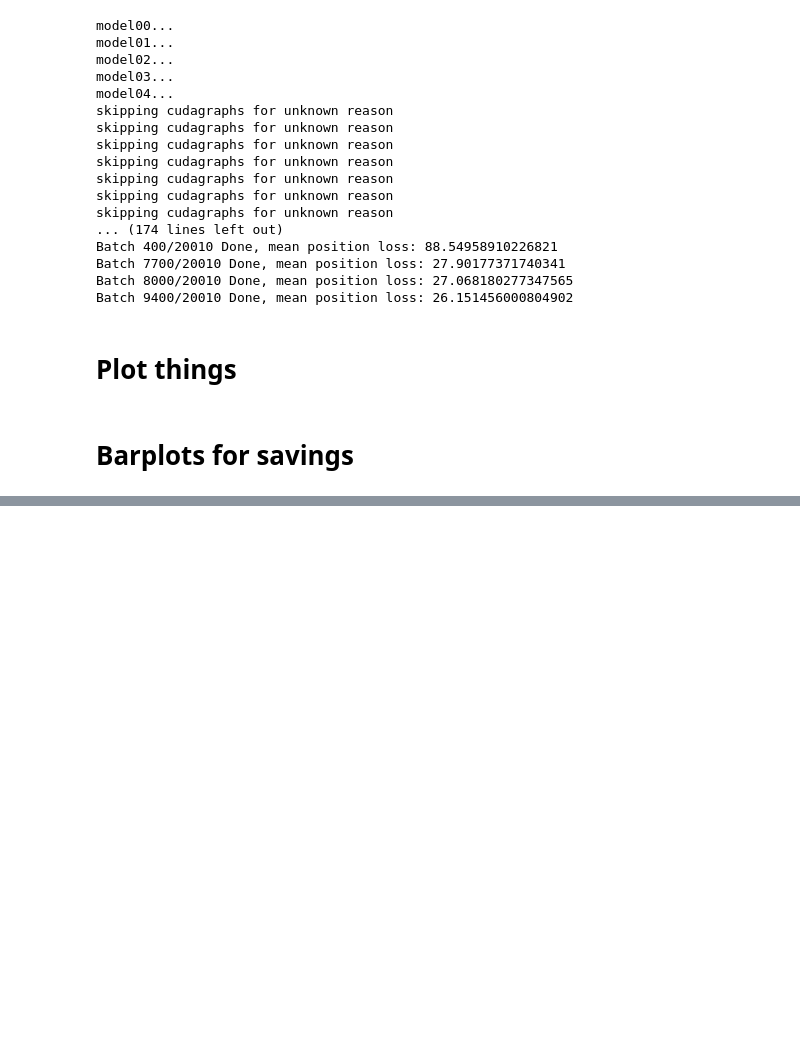
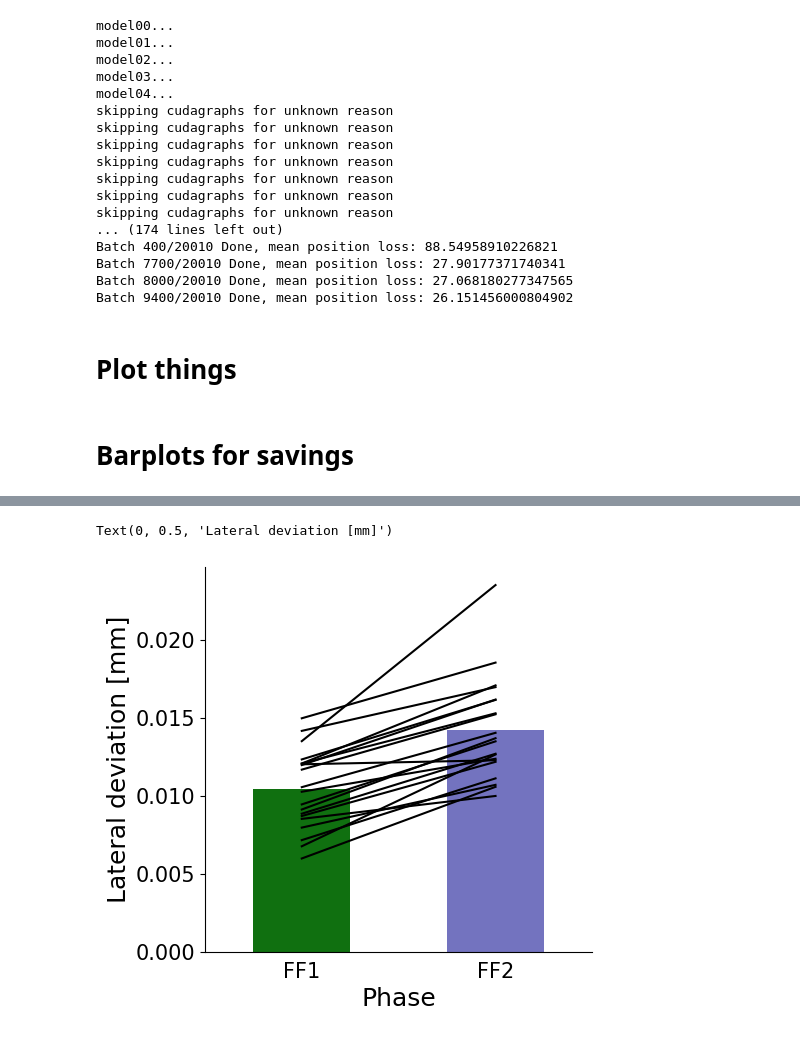
Before and after one commit to mshahbazi1997/MotorSavingModel, a Jupyter notebook: notebooks/result.ipynb, the cells around one changed output, grey strips where cells are left out. Saved outputs shown, nothing was run; the diff lists cells and outputs as text; code cells hidden in the pictures; blank space fills up the shorter version.

```diff
--- a/notebooks/result.ipynb
+++ b/notebooks/result.ipynb
@@ -37,12 +38,11 @@ Batch 9400/20010 Done, mean position loss: 26.151456000804902
 #%matplotlib widget
 %matplotlib inline
 
-
 fontsize_label = 18
 fontsize_tick = 15
 fontsize_legend = 20
 
-palette_colors = {'FF1': 'g', 'FF2': 'r', 'NF1': 'k', 'NF2': 'k'}
+palette_colors = {'FF1': 'g', 'FF2': (0.4,0.4,0.8), 'NF1': 'k', 'NF2': 'k'}
 
 
 base_dir = os.path.join(os.path.expanduser('~'),'Documents','Data','MotorNet')
@@ -101,0 +102,45 @@ len(loss['NF1'][19])
+# %%
+# plot saving for FF1 and FF2
+import pandas as pd
+import seaborn as sb
+import matplotlib.pyplot as plt
+
+
+D = pd.read_csv(base_dir+'/loss.csv')
+
+filter_condition = (
+    (D['phase'].isin(['FF1', 'FF2'])) &
+    (D['size'] == 128) &
+    (D['feature'] == 'rate') # you can select 'init' or 'rate'
+)
+T = D[filter_condition].reset_index(drop=True)
+
+# plot
+fig, ax = plt.subplots(1, 1, figsize=(5, 5))
+
+for id, data in T.groupby('mn'):
+    ff1_value = data[data['phase'] == 'FF1']['value'].values[0]
+    ff2_value = data[data['phase'] == 'FF2']['value'].values[0]
+    ax.plot(['FF1', 'FF2'], [ff1_value, ff2_value], color='k')
+
+
+sb.barplot(x='phase', y='value', data=T, hue='phase', width=0.5, ax=ax, palette=palette_colors,errorbar=None)
+
+ax.spines['top'].set_visible(False)
+ax.spines['right'].set_visible(False)
+
+
+ax.xaxis.set_tick_params(labelsize=fontsize_tick)
+ax.yaxis.set_tick_params(labelsize=fontsize_tick)
+
+ax.tick_params(bottom=False)
+ax.set_xlabel('Phase', fontsize=fontsize_label)
+ax.set_ylabel('Lateral deviation [mm]', fontsize=fontsize_label)
+
+#ax.set_ylim([32, 41])  # Adjust based on your data
+#ax.set_ylim([0.025, 0.04])
+#ax.set_yticks([0.025, 0.03, 0.035, 0.04])
+#fig.savefig(os.path.join(save_fig, 'saving_batch0_lat_neg.pdf'), dpi=300, bbox_inches='tight')
+# %% [output]
+Text(0, 0.5, 'Lateral deviation [mm]')
+[figure, added]
```
Also changed, not shown: parts of 10 cells of this notebook, 4 other files.
